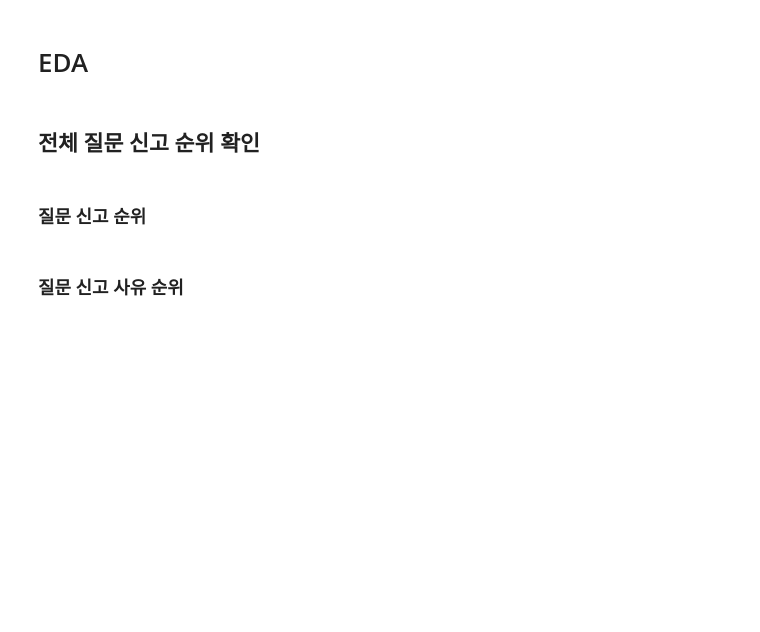
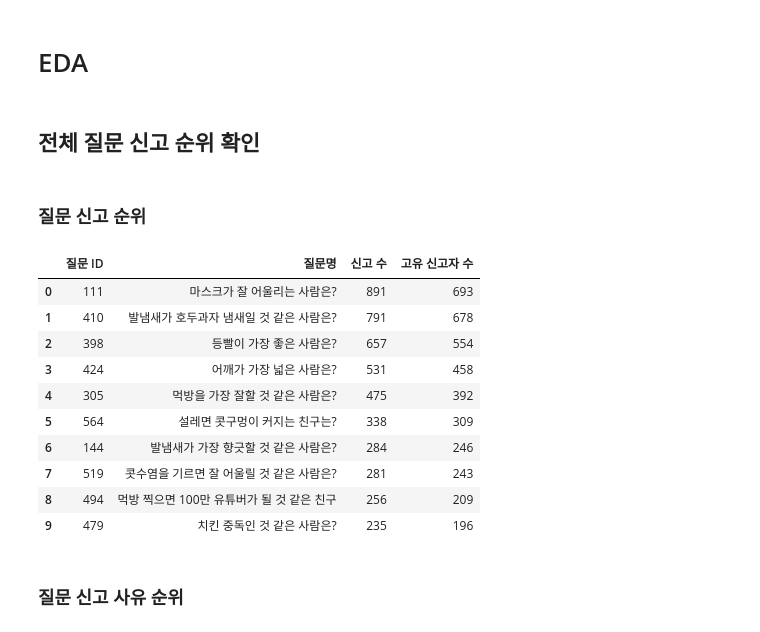
Before and after one commit to qet0506/codeit-sns-moderation, a Jupyter notebook: eda.ipynb, the cells around one changed output. Saved outputs shown, nothing was run; the diff lists cells and outputs as text; code cells hidden in the pictures; blank space fills up the shorter version.

```diff
--- a/eda.ipynb
+++ b/eda.ipynb
@@ -334,5 +334,59 @@ df_duplicate_summary
 ## 전체 질문 신고 순위 확인
 # %% [markdown]
 ### 질문 신고 순위
+# %%
+# 긍정적 사유 제외
+positive_mask = (
+    df_questionreport["reason"]
+    .astype("string")
+    .str.strip()
+    .eq("어떻게 이런 생각을? 이 질문 최고!")
+    .fillna(False)
+)
+
+df_question_report_top10 = (
+    df_questionreport.loc[~positive_mask]
+    .groupby("question_id")
+    .agg(
+        신고_수=("id", "size"),
+        고유_신고자_수=("user_id", "nunique"),
+    )
+    .reset_index()
+    .merge(
+        df_question[["id", "question_text"]].rename(columns={
+            "id": "question_id",
+            "question_text": "질문명",
+        }),
+        on="question_id",
+        how="left",
+        validate="one_to_one",
+    )
+    .rename(columns={
+        "question_id": "질문 ID",
+        "신고_수": "신고 수",
+        "고유_신고자_수": "고유 신고자 수",
+    })
+    [["질문 ID", "질문명", "신고 수", "고유 신고자 수"]]
+    .sort_values(
+        ["신고 수", "고유 신고자 수", "질문 ID"],
+        ascending=[False, False, True],
+    )
+    .head(10)
+    .reset_index(drop=True)
+)
+
+df_question_report_top10
+# %% [output]
+|  | 질문 ID | 질문명 | 신고 수 | 고유 신고자 수 |
+| 0 | 111 | 마스크가 잘 어울리는 사람은? | 891 | 693 |
+| 1 | 410 | 발냄새가 호두과자 냄새일 것 같은 사람은? | 791 | 678 |
+| 2 | 398 | 등빨이 가장 좋은 사람은? | 657 | 554 |
+| 3 | 424 | 어깨가 가장 넓은 사람은? | 531 | 458 |
+| 4 | 305 | 먹방을 가장 잘할 것 같은 사람은? | 475 | 392 |
+| 5 | 564 | 설레면 콧구멍이 커지는 친구는? | 338 | 309 |
+| 6 | 144 | 발냄새가 가장 향긋할 것 같은 사람은? | 284 | 246 |
+| 7 | 519 | 콧수염을 기르면 잘 어울릴 것 같은 사람은? | 281 | 243 |
+| 8 | 494 | 먹방 찍으면 100만 유튜버가 될 것 같은 친구 | 256 | 209 |
+| 9 | 479 | 치킨 중독인 것 같은 사람은? | 235 | 196 |
 # %% [markdown]
 ### 질문 신고 사유 순위
```
Also changed, not shown: parts of 14 cells of this notebook.
